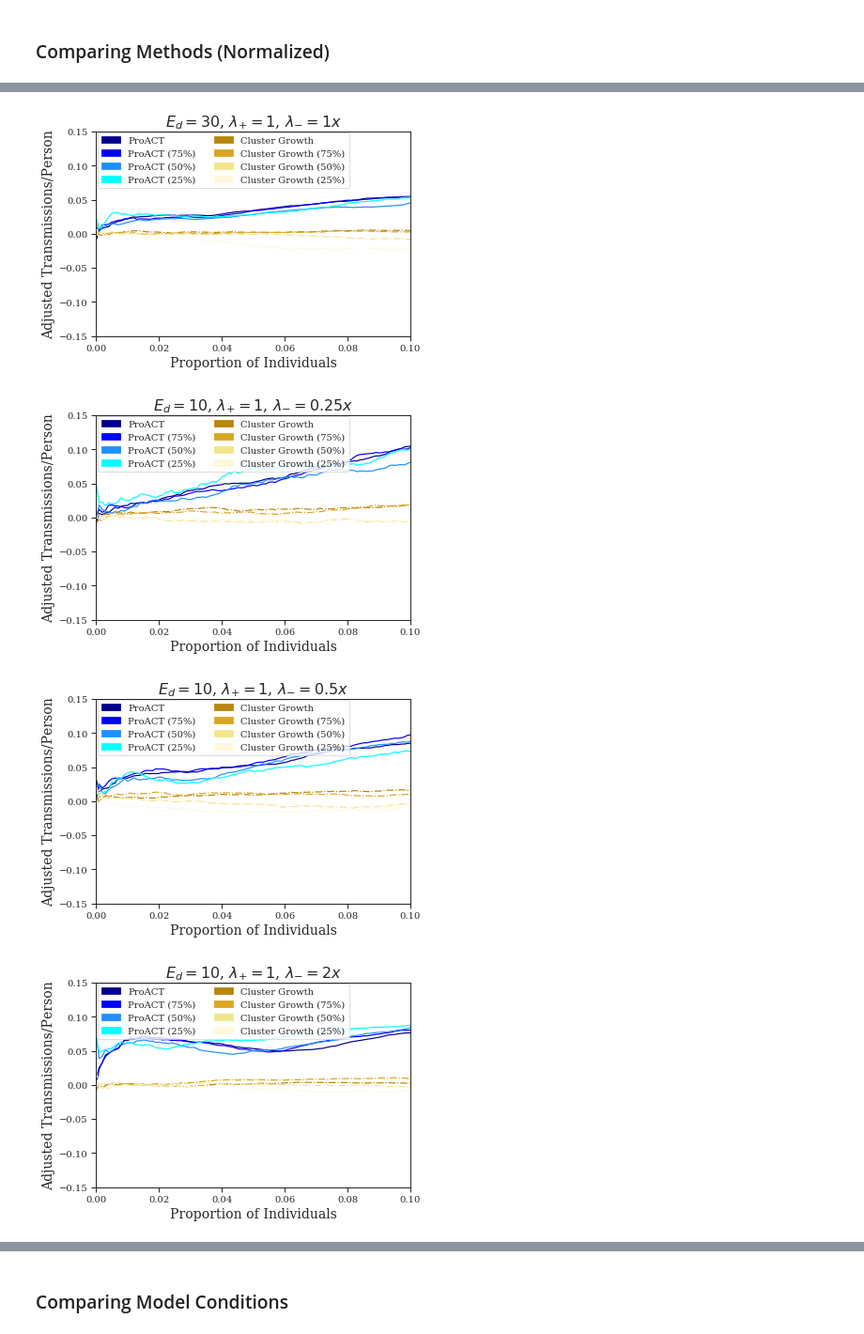
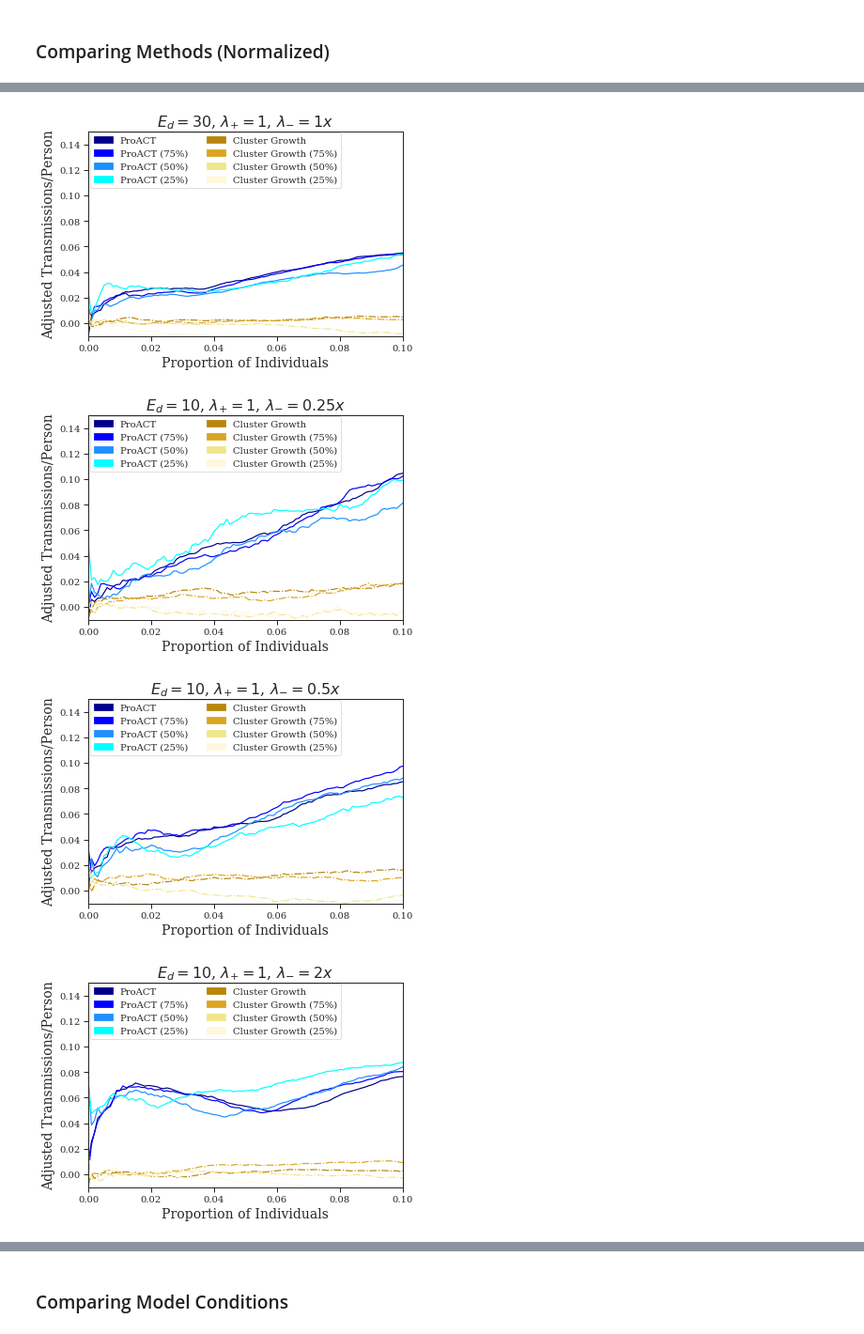
Before and after one commit to niemasd/ProACT-Paper-Final, a Jupyter notebook: scripts/Figures.ipynb, the cells around one changed output, grey strips where cells are left out. Shown at 94% size. Drawn from its saved outputs; the diff is of its cells as text; code cells hidden in the pictures.

Commit message:
Updated figures

```diff
--- a/scripts/Figures.ipynb
+++ b/scripts/Figures.ipynb
@@ -687,7 +687,7 @@ Ks = ['SAMPLE-FIRSTART_ARTRATE-1','SAMPLE-FIRSTART_ARTRATE-2','SAMPLE-FIRSTART_A
 INTER_POINTS = 1000
 xmin = 0
 xmax = 0.1
-ymin = -0.15#-0.025
+ymin = -0.01
 ymax = 0.15
 handles = [Patch(color=metasim['color'][m], label=metasim['label'][m]) for m in Ms]
 x = linspace(0,1,INTER_POINTS)
@@ -730,4 +730,4 @@ for K in Ks:
-[figure, old version]
+[figure, new version]
-[figure, old version]
+[figure, new version]
-[figure, old version]
+[figure, new version]
-[figure, old version]
+[figure, new version]
```
Also changed, not shown: parts of 4 cells of this notebook, 48 other files.
